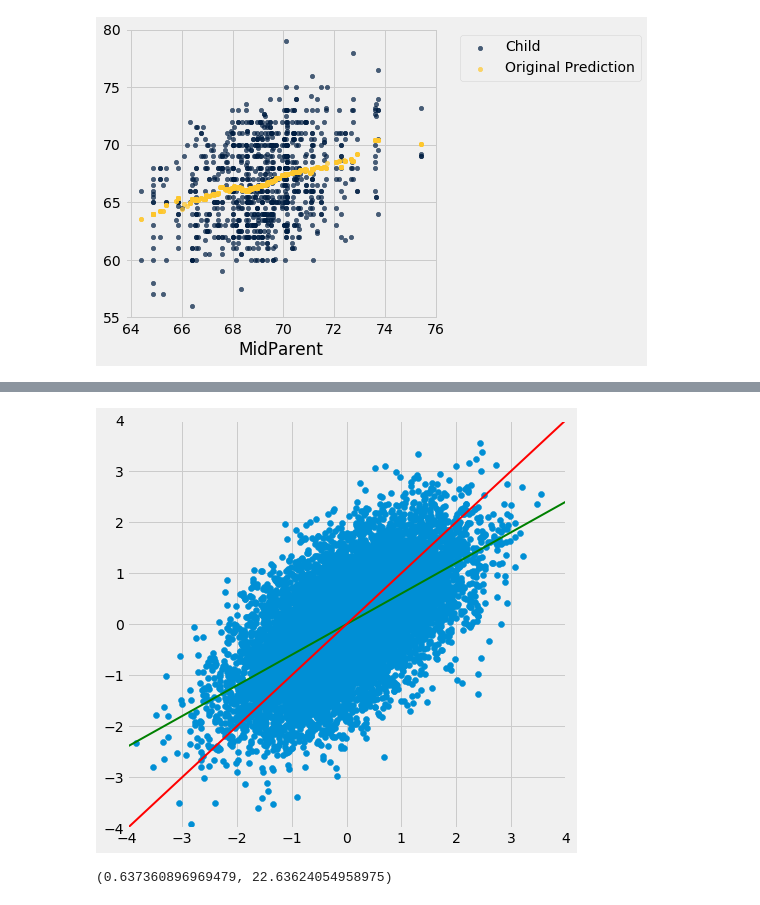
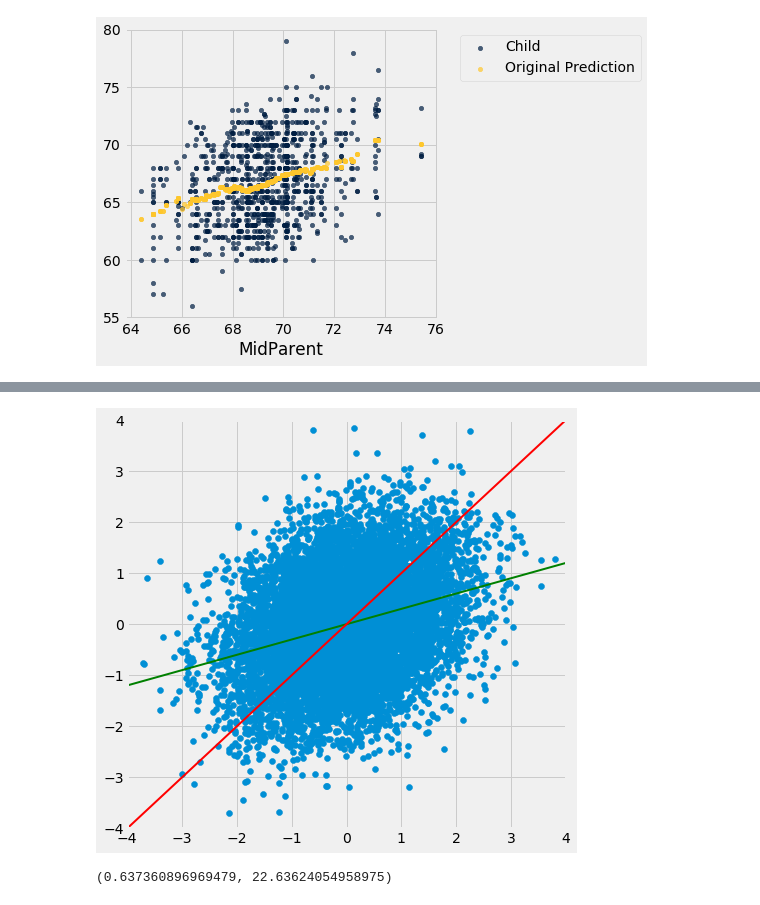
Before and after one commit to umass-data-science/materials-sp20, a Jupyter notebook: lec/lec28.ipynb, the cells around one changed output, grey strips where cells are left out. Cells and saved outputs as stored; diff of their text form; code cells hidden in the pictures.

```diff
--- a/lec/lec28.ipynb
+++ b/lec/lec28.ipynb
@@ -87,7 +87,7 @@ both_with_vertical()
 # %%
-regression_line(0.6)
+regression_line(0.3)
 # %% [output]
-[figure, old version]
+[figure, new version]
 # %%
 def standard_units(some_array):
     return (some_array - np.average(some_array))/np.std(some_array)
```
Also changed, not shown: parts of 3 cells of this notebook, 22 other files.
